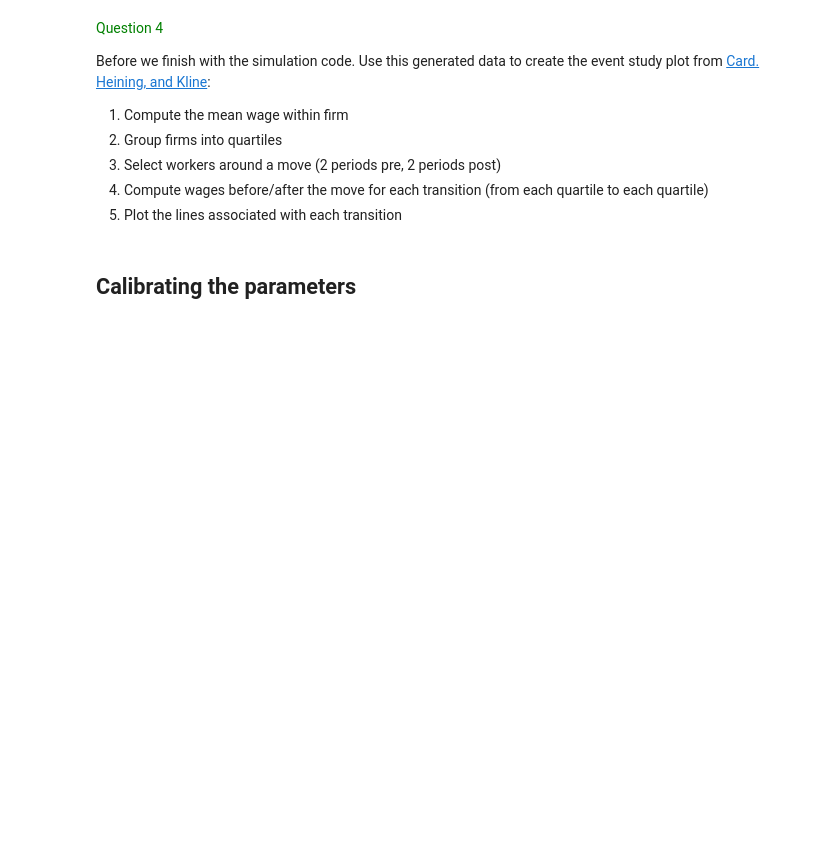
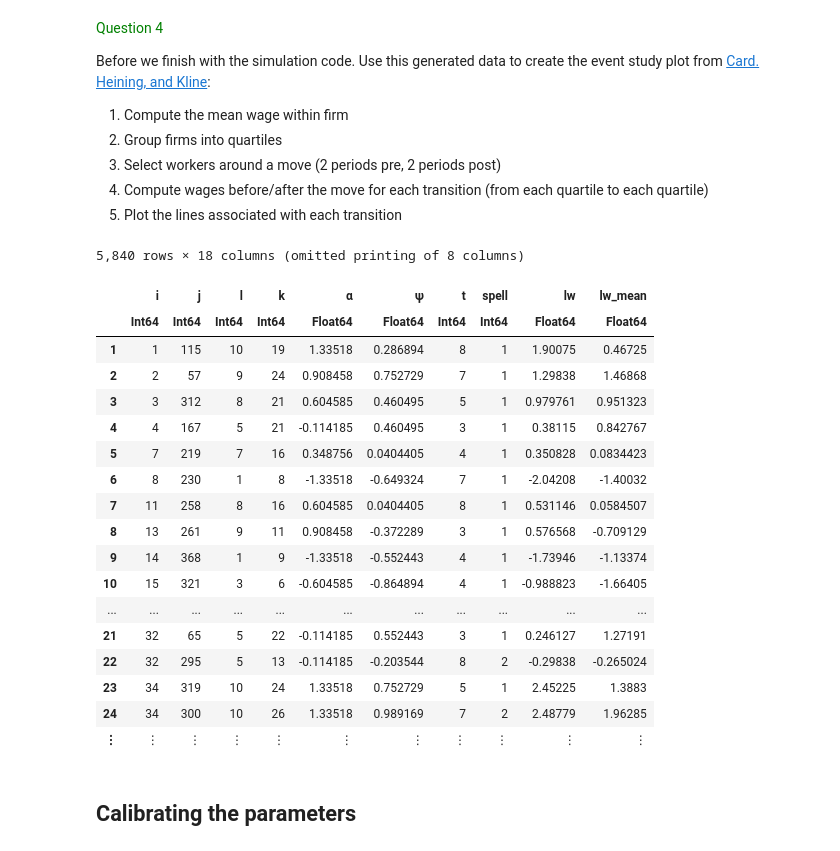
Before and after one commit to nidhaan-jain/lamadon_psets_NJ, a Jupyter notebook: pset 1/hw-twfe.ipynb, the cells around one changed output. Cells and saved outputs as stored; diff of their text form; code cells hidden in the pictures; blank space fills up the shorter version.

```diff
--- a/pset 1/hw-twfe.ipynb
+++ b/pset 1/hw-twfe.ipynb
@@ -216,6 +219,70 @@ Before we finish with the simulation code. Use this generated data to create the
 3. Select workers around a move (2 periods pre, 2 periods post)
 4. Compute wages before/after the move for each transition (from each quartile to each quartile)
 5. Plot the lines associated with each transition
+# %%
+# obtain the mean wage for each firm, across all time periods
+mean_wage = @chain df begin
+    groupby([:j])
+    combine(:lw => mean)
+    sort!([:j, :lw_mean])
+    DataFrame
+end
+
+# group firms into quartiles based on the mean wage
+quartiles = quantile(mean_wage.lw_mean, [0, 0.25, 0.5, 0.75, 1])
+mean_wage.quartile .= 0
+mean_wage[mean_wage.lw_mean .<= quartiles[1], :quartile] .= 1
+mean_wage[(mean_wage.lw_mean .> quartiles[1]) .&& (mean_wage.lw_mean .<= quartiles[2]), :quartile] .= 2
+mean_wage[(mean_wage.lw_mean .> quartiles[2]) .&& (mean_wage.lw_mean .<= quartiles[3]), :quartile] .= 3
+mean_wage[(mean_wage.lw_mean .> quartiles[3]), :quartile] .= 4
+
+df_quartiles = innerjoin(df, mean_wage, on=:j)
+
+# identify moves
+df_quartiles.lagged_employer = [missing; df_quartiles.j[1:end-1]] # this creates a variable with the lagged employer but accounts for the first observation.
+# get the quartile of previous employer
+df_quartiles.prev_quartile = [missing; df_quartiles.quartile[1:end-1]] # this creates a variable with the lagged employer but accounts for the first observation.
+# note that the above line does not account for the first time period for each i- need to account for this when we define a mover
+df_quartiles.move .= 0
+df_quartiles[(df_quartiles.t .!= 1) .& (df_quartiles.j .!= df_quartiles.lagged_employer), :move] .= 1
+
+# obtain the leads and lags
+wage_vector = vec(df_quartiles.lw)
+wage_vector_lag_1 = ShiftedArrays.lag(wage_vector, 1)
+wage_vector_lag_2 = ShiftedArrays.lag(wage_vector, 2)
+
+wage_vector_leads_1= ShiftedArrays.lead(wage_vector, 1)
+wage_vector_leads_2 = ShiftedArrays.lead(wage_vector, 2)
+
+df_quartiles.lw_lag_1 = wage_vector_lag_1
+df_quartiles.lw_lag_2 = wage_vector_lag_2
+df_quartiles.lw_lead_1 = wage_vector_leads_1
+df_quartiles.lw_lead_2 = wage_vector_leads_2
+
+# restrict sample to moves
+df_quartiles_moves = df_quartiles[(df_quartiles.move .== 1) .& (df_quartiles.t .> 2) .& (df_quartiles.t .<= 8), :]
+
+# code up moves based on shifts in quartiles
+# %% [output]
+5,840 rows × 18 columns (omitted printing of 8 columns)
+|  | i | j | l | k | α | ψ | t | spell | lw | lw_mean |
+|  | Int64 | Int64 | Int64 | Int64 | Float64 | Float64 | Int64 | Int64 | Float64 | Float64 |
+| 1 | 1 | 115 | 10 | 19 | 1.33518 | 0.286894 | 8 | 1 | 1.90075 | 0.46725 |
+| 2 | 2 | 57 | 9 | 24 | 0.908458 | 0.752729 | 7 | 1 | 1.29838 | 1.46868 |
+| 3 | 3 | 312 | 8 | 21 | 0.604585 | 0.460495 | 5 | 1 | 0.979761 | 0.951323 |
+| 4 | 4 | 167 | 5 | 21 | -0.114185 | 0.460495 | 3 | 1 | 0.38115 | 0.842767 |
+| 5 | 7 | 219 | 7 | 16 | 0.348756 | 0.0404405 | 4 | 1 | 0.350828 | 0.0834423 |
+| 6 | 8 | 230 | 1 | 8 | -1.33518 | -0.649324 | 7 | 1 | -2.04208 | -1.40032 |
+| 7 | 11 | 258 | 8 | 16 | 0.604585 | 0.0404405 | 8 | 1 | 0.531146 | 0.0584507 |
+| 8 | 13 | 261 | 9 | 11 | 0.908458 | -0.372289 | 3 | 1 | 0.576568 | -0.709129 |
+| 9 | 14 | 368 | 1 | 9 | -1.33518 | -0.552443 | 4 | 1 | -1.73946 | -1.13374 |
+| 10 | 15 | 321 | 3 | 6 | -0.604585 | -0.864894 | 4 | 1 | -0.988823 | -1.66405 |
+| ... | ... | ... | ... | ... | ... | ... | ... | ... | ... | ... |
+| 21 | 32 | 65 | 5 | 22 | -0.114185 | 0.552443 | 3 | 1 | 0.246127 | 1.27191 |
+| 22 | 32 | 295 | 5 | 13 | -0.114185 | -0.203544 | 8 | 2 | -0.29838 | -0.265024 |
+| 23 | 34 | 319 | 10 | 24 | 1.33518 | 0.752729 | 5 | 1 | 2.45225 | 1.3883 |
+| 24 | 34 | 300 | 10 | 26 | 1.33518 | 0.989169 | 7 | 2 | 2.48779 | 1.96285 |
+| ⋮ | ⋮ | ⋮ | ⋮ | ⋮ | ⋮ | ⋮ | ⋮ | ⋮ | ⋮ | ⋮ |
 # %% [markdown]
 ## Calibrating the parameters
 # %% [markdown]
```
Also changed, not shown: parts of 1 cell of this notebook.
